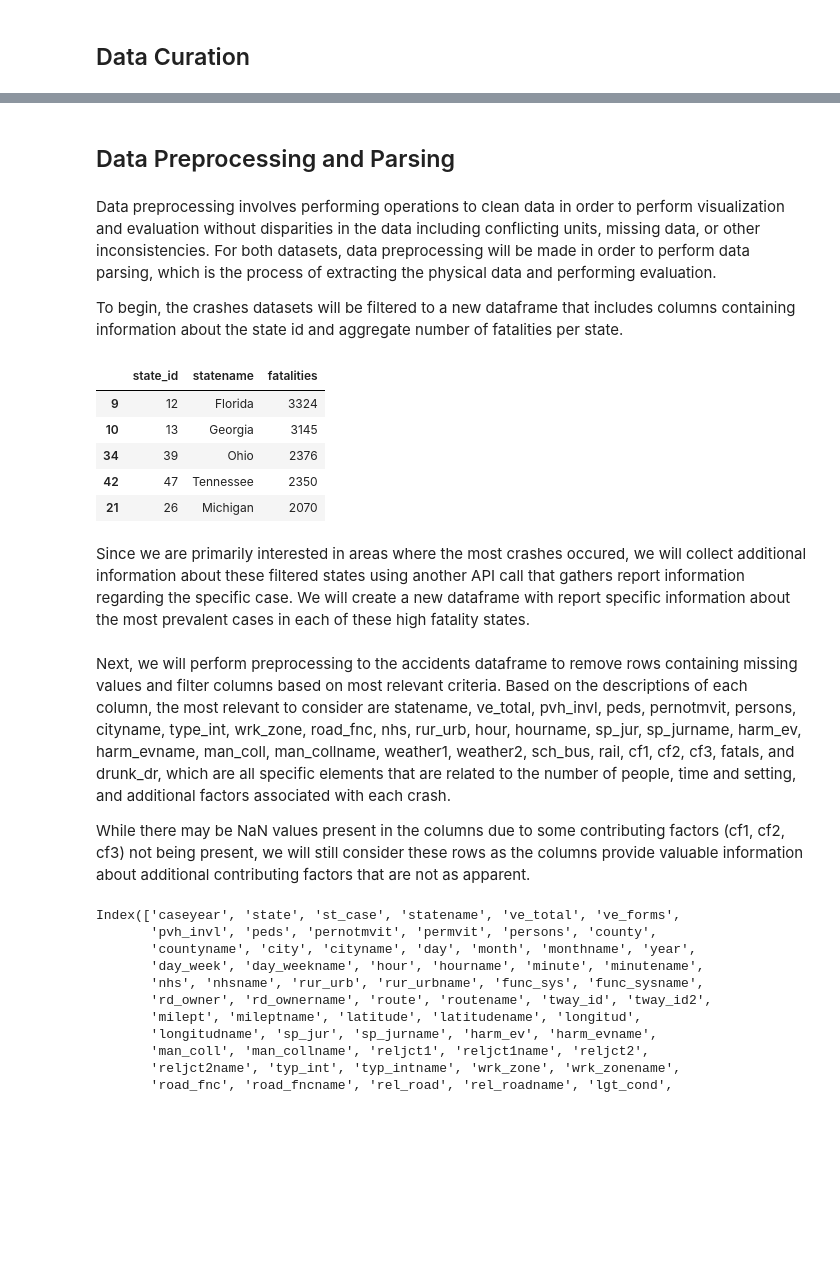
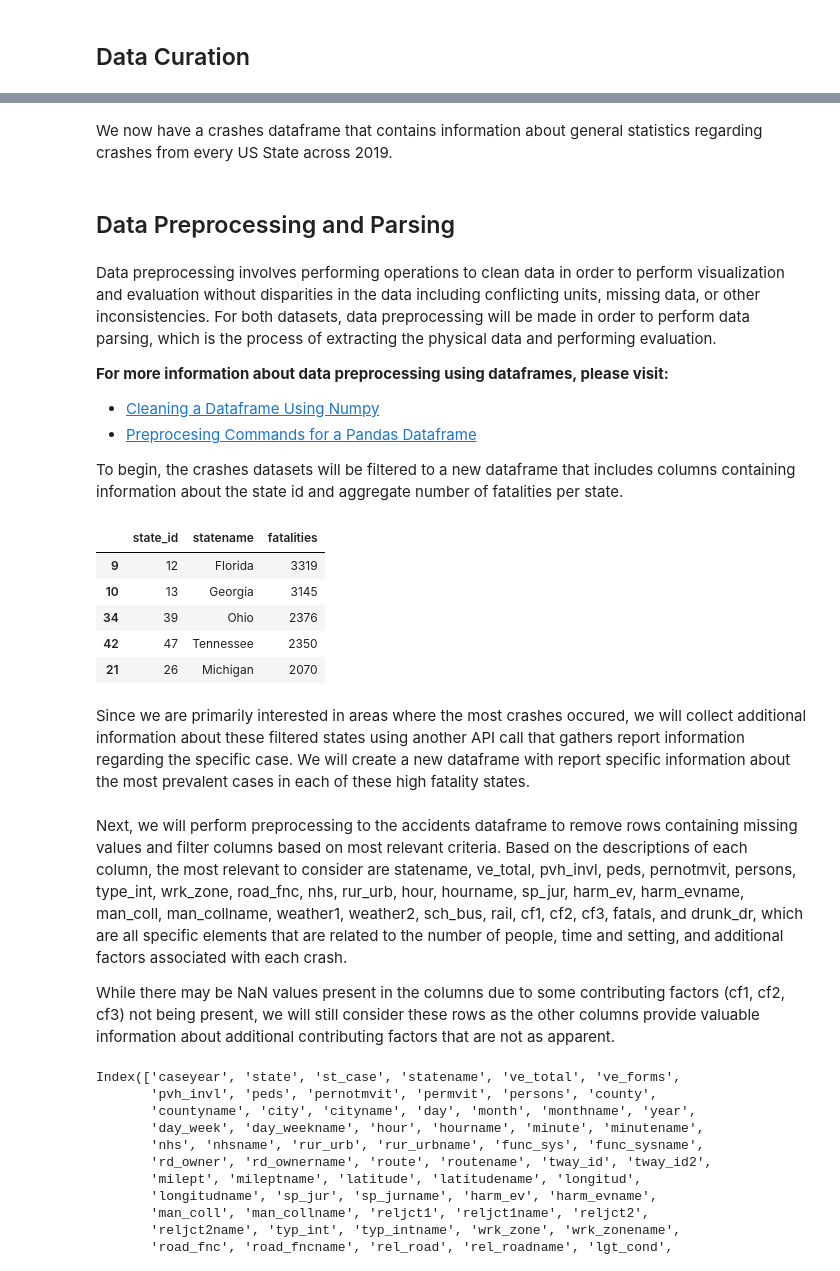
Before and after one commit to mnapa1234/mnapa1234.github.io, a Jupyter notebook: final.ipynb, the cells around one changed output, grey strips where cells are left out. Saved outputs shown, nothing was run; the diff lists cells and outputs as text; code cells hidden in the pictures; blank space fills up the shorter version.

```diff
--- a/final.ipynb
+++ b/final.ipynb
@@ -87,30 +114,38 @@ crashes_df.head()
+# %% [markdown]
+We now have a crashes dataframe that contains information about general statistics regarding crashes from every US State across 2019.
 # %% [markdown]
 ## Data Preprocessing and Parsing
 # %% [markdown]
 Data preprocessing involves performing operations to clean data in order to perform visualization and evaluation without disparities in the data including conflicting units, missing data, or other inconsistencies. For both datasets, data preprocessing will be made in order to perform data parsing, which is the process of extracting the physical data and performing evaluation.
 
+**For more information about data preprocessing using dataframes, please visit:**
+- [Cleaning a Dataframe Using Numpy](https://realpython.com/python-data-cleaning-numpy-pandas/)
+- [Preprocesing Commands for a Pandas Dataframe](https://connectjaya.com/data-cleaning-and-preprocessing-with-pandas/)
+
 To begin, the crashes datasets will be filtered to a new dataframe that includes columns containing information about the state id and aggregate number of fatalities per state.
 # %%
 combined_df = pd.DataFrame()
 
 state_ids = []
 statenames = []
 sums = []
 
 state_ids = (crashes_df["state"].unique())
 statenames = (crashes_df["statename"].unique())
+# Store the sums of each state's fatalities by grouping each state by their unique state id and calculating .sum()
 for state in state_ids:
     sums.append(crashes_df[crashes_df["state"] == state]["fatals"].sum())
 
-sums = [x for x in sums if x != 0]
+#sums = [x for x in avgs if x != 0]
 combined_df["state_id"] = state_ids
 combined_df["statename"] = statenames
 combined_df["fatalities"] = sums
+# Store the state id, name, and number of fatalities in a combined_df and sort from highest to least aggregate fatalities
 combined_df = combined_df.sort_values(by="fatalities", ascending=False)
 combined_df.head()
 # %% [output]
 |  | state_id | statename | fatalities |
-| 9 | 12 | Florida | 3324 |
+| 9 | 12 | Florida | 3319 |
 | 10 | 13 | Georgia | 3145 |
 | 34 | 39 | Ohio | 2376 |
 | 42 | 47 | Tennessee | 2350 |
@@ -128,9 +165,9 @@ for state in states:
     response = requests.get(f"https://crashviewer.nhtsa.dot.gov/CrashAPI/FARSData/GetFARSData?dataset=Accident&FromYear=2019&ToYear=2020&State={state}&format=csv")
     accidents_df = pd.concat([accidents_df, pd.read_csv(StringIO(response.text))])
 # %% [markdown]
-Next, we will perform preprocessing to the accidents dataframe to remove rows containing missing values and filter columns based on most relevant criteria. Based on the descriptions of each column, the most relevant to consider are statename, ve_total, pvh_invl, peds, pernotmvit, persons, cityname, type_int, wrk_zone, road_fnc, nhs, rur_urb, hour, hourname, sp_jur, sp_jurname, harm_ev, harm_evname, man_coll, man_collname, weather1, weather2, sch_bus, rail, cf1, cf2, cf3, fatals, and drunk_dr, which are all specific elements that are related to the number of people, time and setting, and additional factors associated with each crash.
+Next, we will perform preprocessing to the accidents dataframe to remove rows containing missing values and filter columns based on most relevant criteria. Based on the descriptions of each column, the most relevant to consider are statename, ve_total, pvh_invl, peds, pernotmvit, persons, type_int, wrk_zone, road_fnc, nhs, rur_urb, hour, hourname, sp_jur, harm_ev, harm_evname, man_coll, man_collname, weather1, weather2, sch_bus, rail, cf1, cf2, cf3, fatals, and drunk_dr, which are all specific elements that are related to the number of people, time and setting, and additional factors associated with each crash.
 
-While there may be NaN values present in the columns due to some contributing factors (cf1, cf2, cf3) not being present, we will still consider these rows as the columns provide valuable information about additional contributing factors that are not as apparent.
+While there may be NaN values present in the columns due to some contributing factors (cf1, cf2, cf3) not being present, we will still consider these rows as the other columns provide valuable information about additional contributing factors that are not as apparent.
 # %%
 print(accidents_df.columns)
 accidents_df = accidents_df[["statename", "state", "st_case", "ve_total", "pvh_invl", "peds", "pernotmvit", "persons", "typ_int", "wrk_zone", "road_fnc",
```
Also changed, not shown: parts of 42 cells of this notebook.
